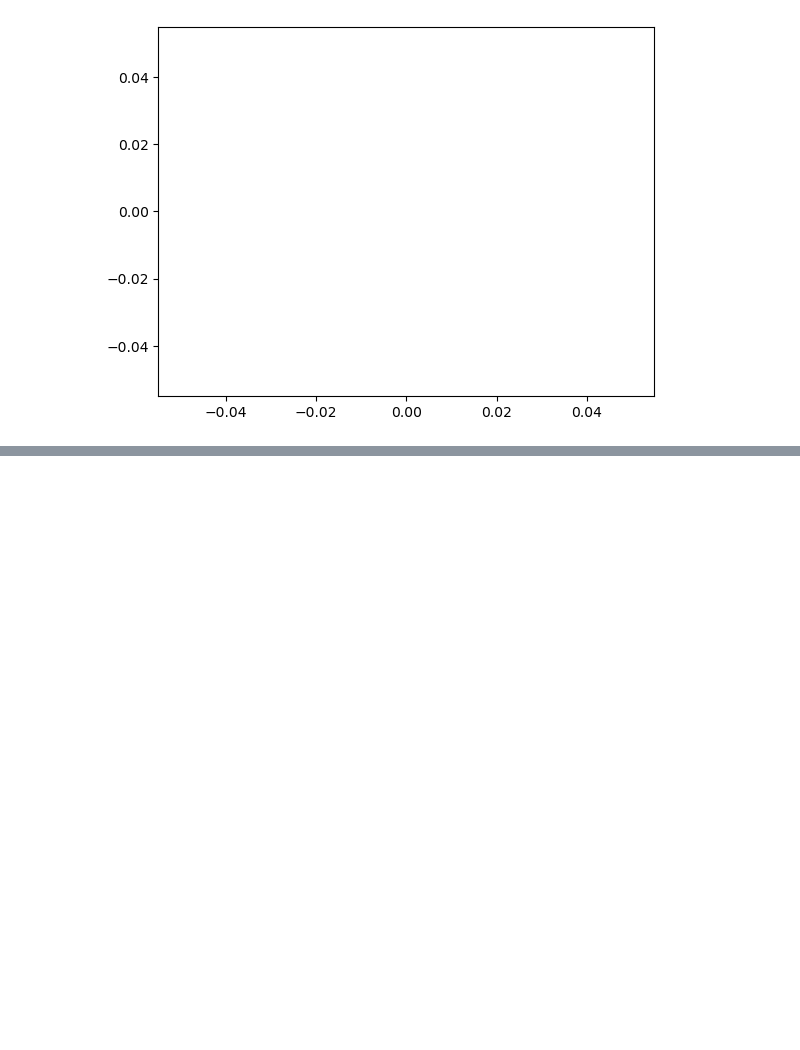
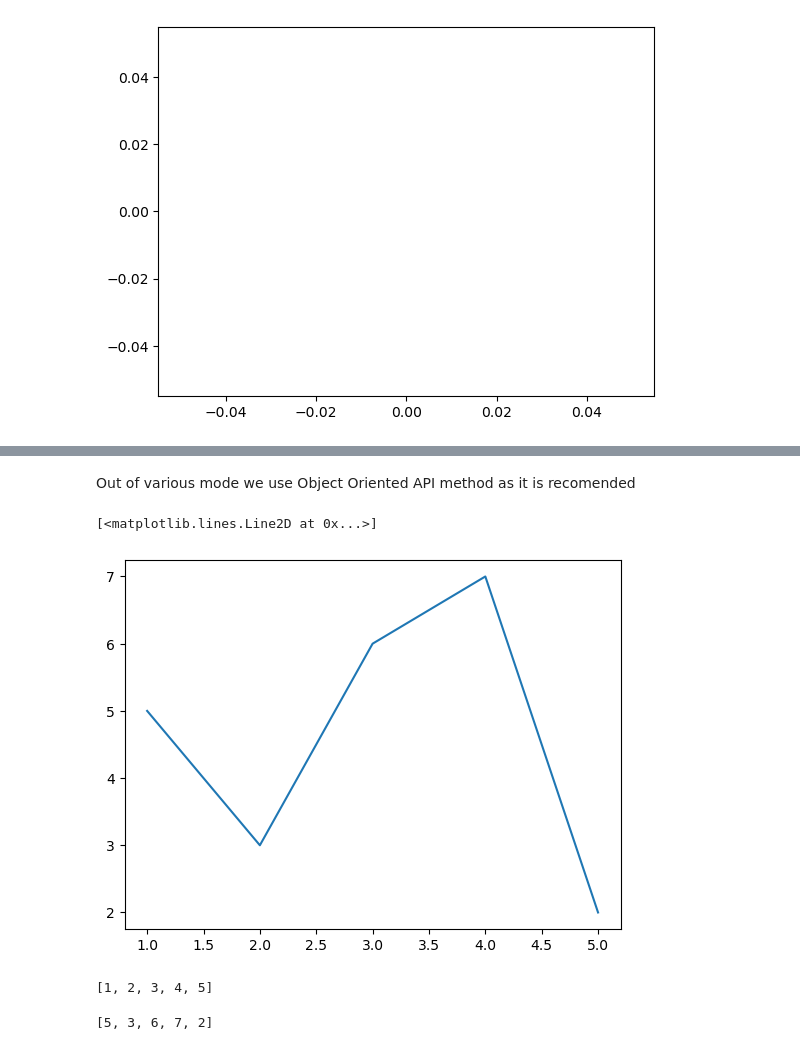
Before and after one commit to KabinGamal/Numpy_pandas, a Jupyter notebook: Introduction-to-numy.ipynb, the cells around one changed output, grey strips where cells are left out. Cells and saved outputs as stored; diff of their text form; code cells hidden in the pictures; blank space fills up the shorter version.

```diff
--- a/Introduction-to-numy.ipynb
+++ b/Introduction-to-numy.ipynb
@@ -698,0 +707,16 @@ plt.plot();
+# %% [markdown]
+Out of various mode we use Object Oriented API method as it is recomended
+# %%
+fig,ax=plt.subplots()
+ax.plot(x,y)
+# %% [output]
+[<matplotlib.lines.Line2D at 0x...>]
+[figure, added]
+# %%
+x
+# %% [output]
+[1, 2, 3, 4, 5]
+# %%
+y
+# %% [output]
+[5, 3, 6, 7, 2]
```
Also changed, not shown: parts of 13 cells of this notebook.
